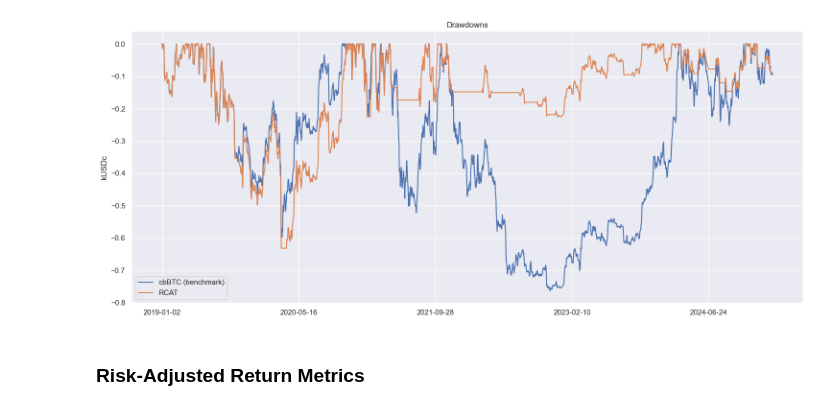
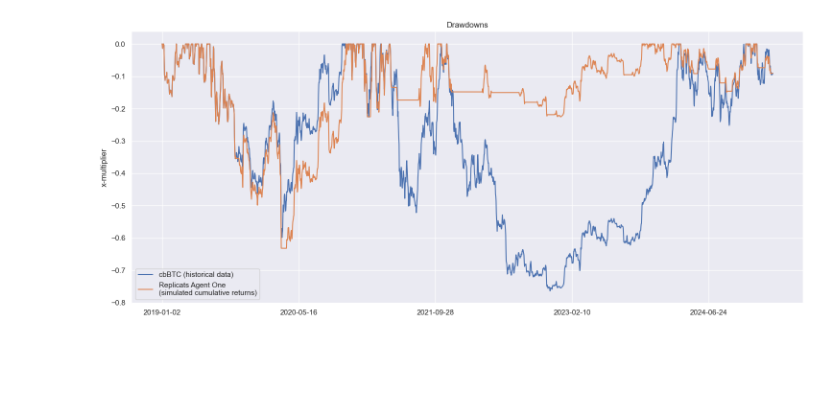
Before and after one commit to replicatsai/replicats-sample-backtest, a Jupyter notebook: backtests.ipynb, the cells around one changed output. Saved outputs shown, nothing was run; the diff lists cells and outputs as text; code cells hidden in the pictures; blank space fills up the shorter version.

```diff
--- a/backtests.ipynb
+++ b/backtests.ipynb
@@ -34,14 +81,12 @@ ax.legend(['cbBTC (benchmark)', 'RCAT']);
 # %%
 # evaluates downdowns
 from backtest import drawdowns
 df['cbBTC.drawdown'], _, _ = drawdowns(df['cbBTC.ln'])
 df['RCAT.drawdown'], _ , _ = drawdowns(df['RCAT.ln'])
 
 ax = df.plot(y=['cbBTC.drawdown','RCAT.drawdown'],
-        figsize=(15,6.5), title='Drawdowns', xlabel='', ylabel='kUSDc')
+        figsize=(15,6.5), title='Drawdowns', xlabel='', ylabel='x-multiplier')
 plt.tight_layout()
-ax.legend(['cbBTC (benchmark)', 'RCAT']);
+ax.legend(['cbBTC (historical data)', 'Replicats Agent One \n(simulated cumulative returns)']);
 # %% [output]
-[figure, old version]
+[figure, new version]
-# %% [markdown]
-### Risk-Adjusted Return Metrics
```
Also changed, not shown: parts of 20 cells of this notebook, 2 other files.
